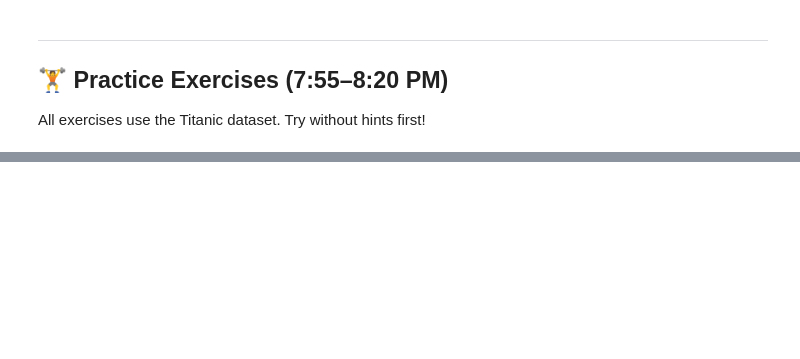
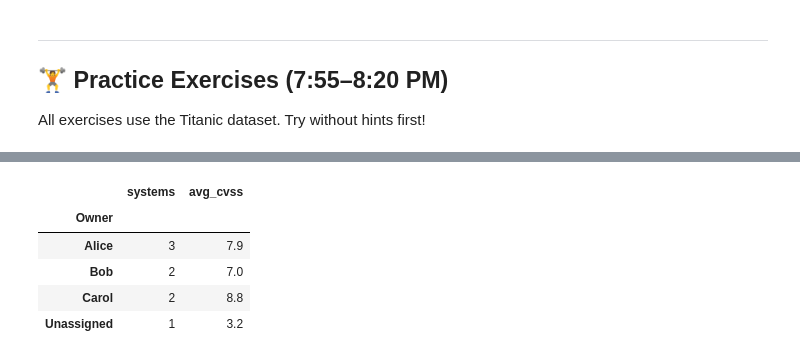
Before and after one commit to georgegiannakidis/uhart-ms-prep, a Jupyter notebook: Week1_Day2_Pandas.ipynb, the cells around one changed output, grey strips where cells are left out. Saved outputs shown, nothing was run; the diff lists cells and outputs as text; code cells hidden in the pictures; blank space fills up the shorter version.

```diff
--- a/Week1_Day2_Pandas.ipynb
+++ b/Week1_Day2_Pandas.ipynb
@@ -229,11 +470,19 @@ print(df)
 # %%
 # ── Exercise 3 ──────────────────────────────────────────────────
 # Group by Owner and compute:
 # - Number of systems each person owns
 # - Average CVSS score per owner
 # Hint: groupby + agg({'col1': 'count', 'col2': 'mean'})
 
 # YOUR CODE HERE
+df.groupby('Owner').agg(systems=('System','count'), avg_cvss=("CVSS", 'mean')).round(1)
+# %% [output]
+|  | systems | avg_cvss |
+| Owner |  |  |
+| Alice | 3 | 7.9 |
+| Bob | 2 | 7.0 |
+| Carol | 2 | 8.8 |
+| Unassigned | 1 | 3.2 |
 # %%
 # ── Exercise 4 ──────────────────────────────────────────────────
 # Fill the missing Owner value with 'Unassigned'
```
Also changed, not shown: parts of 32 cells of this notebook.
